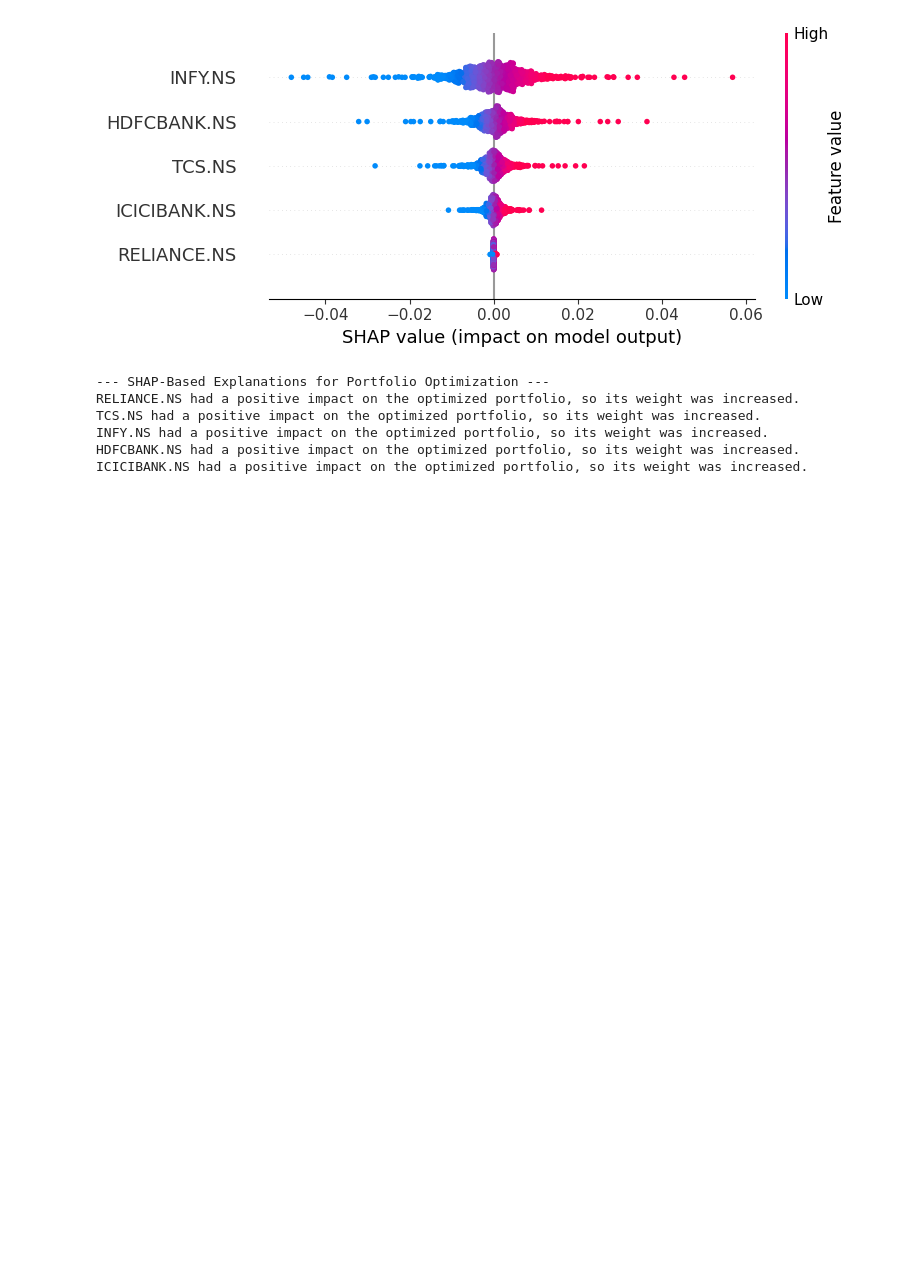
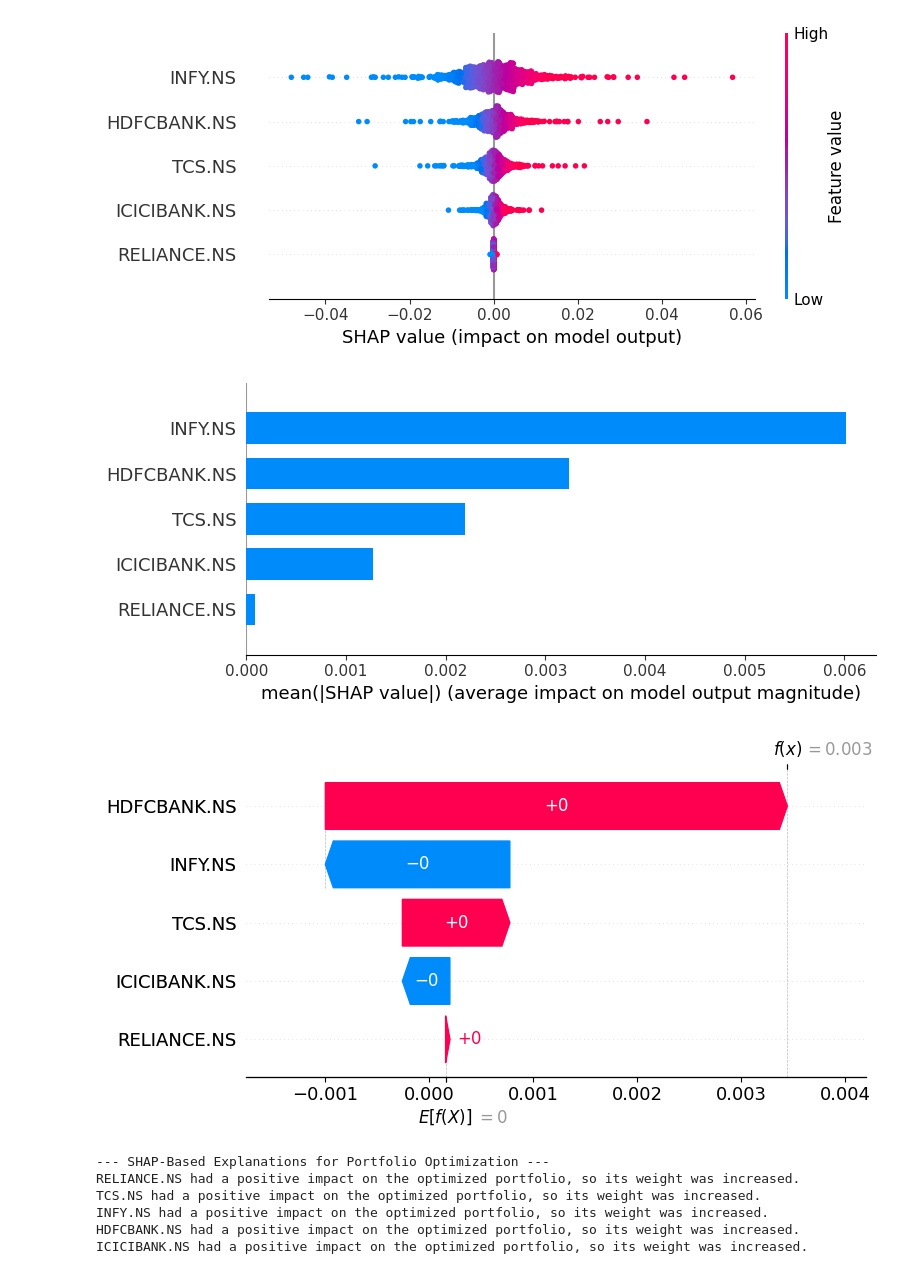
Before and after one commit to Avishi2511/Portfolio-Optimization, a Jupyter notebook: main2.ipynb, the cells around one changed output. Cells and saved outputs as stored; diff of their text form; code cells hidden in the pictures; blank space fills up the shorter version.

Commit message:
graphs_added

```diff
--- a/main2.ipynb
+++ b/main2.ipynb
@@ -93,6 +93,23 @@ shap_values = explainer(returns.values)
 shap.summary_plot(shap_values, returns, feature_names=tickers)
 # %% [output]
 [figure]
+# %%
+import shap
+
+# Explainable AI (XAI) using SHAP
+explainer = shap.Explainer(lambda x: np.dot(x, new_weights), returns.values)
+shap_values = explainer(returns.values)
+
+# SHAP Bar Plot - Shows feature importance
+shap.summary_plot(shap_values, returns, feature_names=tickers, plot_type="bar")
+
+# SHAP Waterfall Plot - Explains SHAP values for a specific sample (e.g., first portfolio state)
+shap.waterfall_plot(shap.Explanation(values=shap_values[0].values,
+                                     base_values=shap_values[0].base_values,
+                                     feature_names=tickers))
+# %% [output]
+[figure, added]
+[figure, added]
 # %%
 # Explain optimization results in a simple way
 print("\n--- SHAP-Based Explanations for Portfolio Optimization ---")
```
Also changed, not shown: 1 other file.
